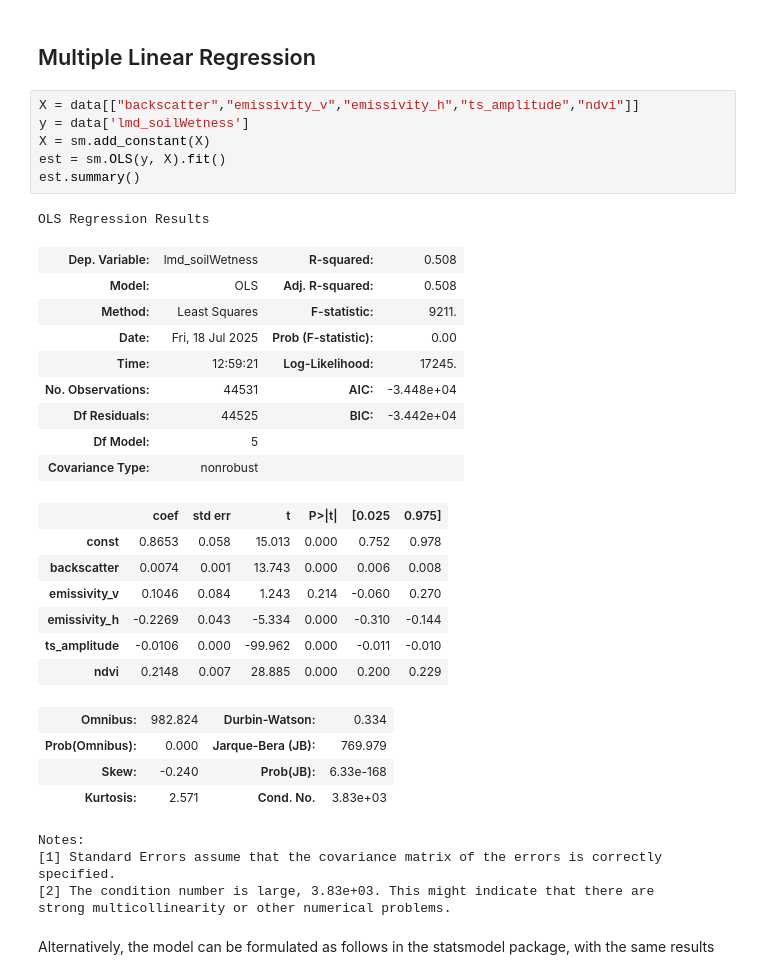
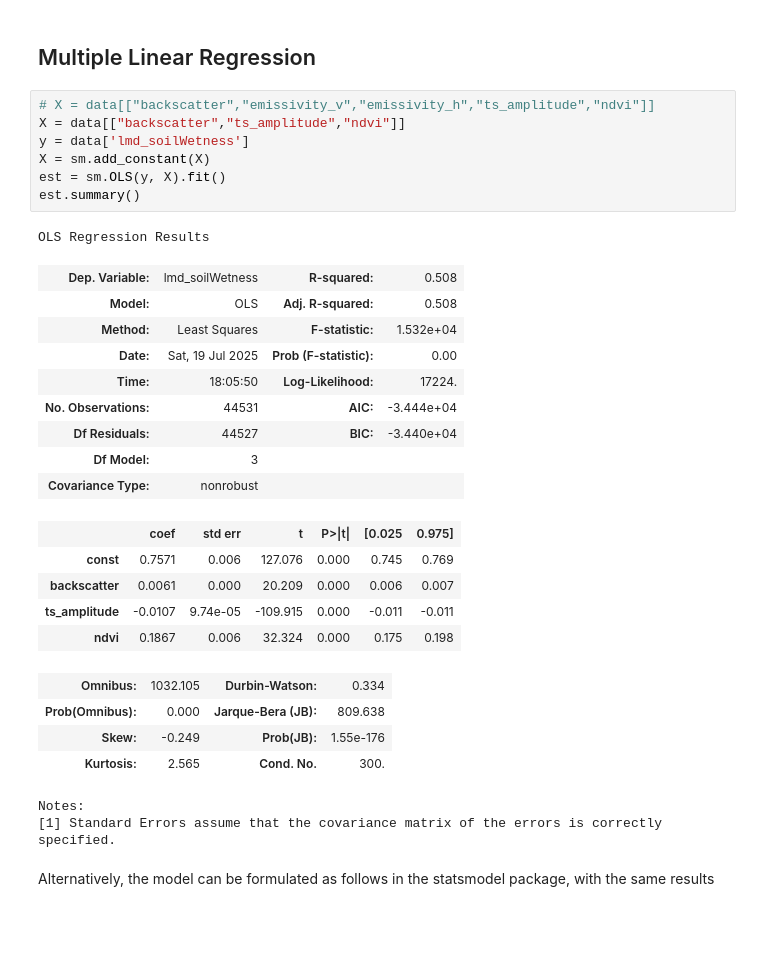
Before and after one commit to Datavizcowboy/PythonDatavizToolbox, a Jupyter notebook: Notebooks/07-Data_Analysis/00_Satellite_Remote_Sensing/02_Multiple_Linear_Regression.ipynb, the cells around one changed output. Drawn from its saved outputs; the diff is of its cells as text; blank space fills up the shorter version.

```diff
--- a/Notebooks/07-Data_Analysis/00_Satellite_Remote_Sensing/02_Multiple_Linear_Regression.ipynb
+++ b/Notebooks/07-Data_Analysis/00_Satellite_Remote_Sensing/02_Multiple_Linear_Regression.ipynb
@@ -30,37 +30,34 @@ data = data.dropna()
 # %% [markdown]
 ## Multiple Linear Regression
 # %%
-X = data[["backscatter","emissivity_v","emissivity_h","ts_amplitude","ndvi"]]
+# X = data[["backscatter","emissivity_v","emissivity_h","ts_amplitude","ndvi"]]
+X = data[["backscatter","ts_amplitude","ndvi"]]
 y = data['lmd_soilWetness']
 X = sm.add_constant(X)
 est = sm.OLS(y, X).fit()
 est.summary()
 # %% [output]
 OLS Regression Results
 | Dep. Variable: | lmd_soilWetness | R-squared: | 0.508 |
 | Model: | OLS | Adj. R-squared: | 0.508 |
-| Method: | Least Squares | F-statistic: | 9211. |
-| Date: | Fri, 18 Jul 2025 | Prob (F-statistic): | 0.00 |
-| Time: | 12:59:21 | Log-Likelihood: | 17245. |
-| No. Observations: | 44531 | AIC: | -3.448e+04 |
-| Df Residuals: | 44525 | BIC: | -3.442e+04 |
-| Df Model: | 5 |  |  |
+| Method: | Least Squares | F-statistic: | 1.532e+04 |
+| Date: | Sat, 19 Jul 2025 | Prob (F-statistic): | 0.00 |
+| Time: | 18:05:50 | Log-Likelihood: | 17224. |
+| No. Observations: | 44531 | AIC: | -3.444e+04 |
+| Df Residuals: | 44527 | BIC: | -3.440e+04 |
+| Df Model: | 3 |  |  |
 | Covariance Type: | nonrobust |  |  |
 |  | coef | std err | t | P>|t| | [0.025 | 0.975] |
-| const | 0.8653 | 0.058 | 15.013 | 0.000 | 0.752 | 0.978 |
-| backscatter | 0.0074 | 0.001 | 13.743 | 0.000 | 0.006 | 0.008 |
-| emissivity_v | 0.1046 | 0.084 | 1.243 | 0.214 | -0.060 | 0.270 |
-| emissivity_h | -0.2269 | 0.043 | -5.334 | 0.000 | -0.310 | -0.144 |
-| ts_amplitude | -0.0106 | 0.000 | -99.962 | 0.000 | -0.011 | -0.010 |
-| ndvi | 0.2148 | 0.007 | 28.885 | 0.000 | 0.200 | 0.229 |
+| const | 0.7571 | 0.006 | 127.076 | 0.000 | 0.745 | 0.769 |
+| backscatter | 0.0061 | 0.000 | 20.209 | 0.000 | 0.006 | 0.007 |
+| ts_amplitude | -0.0107 | 9.74e-05 | -109.915 | 0.000 | -0.011 | -0.011 |
+| ndvi | 0.1867 | 0.006 | 32.324 | 0.000 | 0.175 | 0.198 |
-| Omnibus: | 982.824 | Durbin-Watson: | 0.334 |
-| Prob(Omnibus): | 0.000 | Jarque-Bera (JB): | 769.979 |
-| Skew: | -0.240 | Prob(JB): | 6.33e-168 |
-| Kurtosis: | 2.571 | Cond. No. | 3.83e+03 |
+| Omnibus: | 1032.105 | Durbin-Watson: | 0.334 |
+| Prob(Omnibus): | 0.000 | Jarque-Bera (JB): | 809.638 |
+| Skew: | -0.249 | Prob(JB): | 1.55e-176 |
+| Kurtosis: | 2.565 | Cond. No. | 300. |
 Notes:
 [1] Standard Errors assume that the covariance matrix of the errors is correctly specified.
-[2] The condition number is large, 3.83e+03. This might indicate that there are
-strong multicollinearity or other numerical problems.
 # %% [markdown]
 Alternatively, the model can be formulated as follows in the statsmodel package, with the same results
 # %%
```
Also changed, not shown: parts of 4 cells of this notebook, 2 other files.
